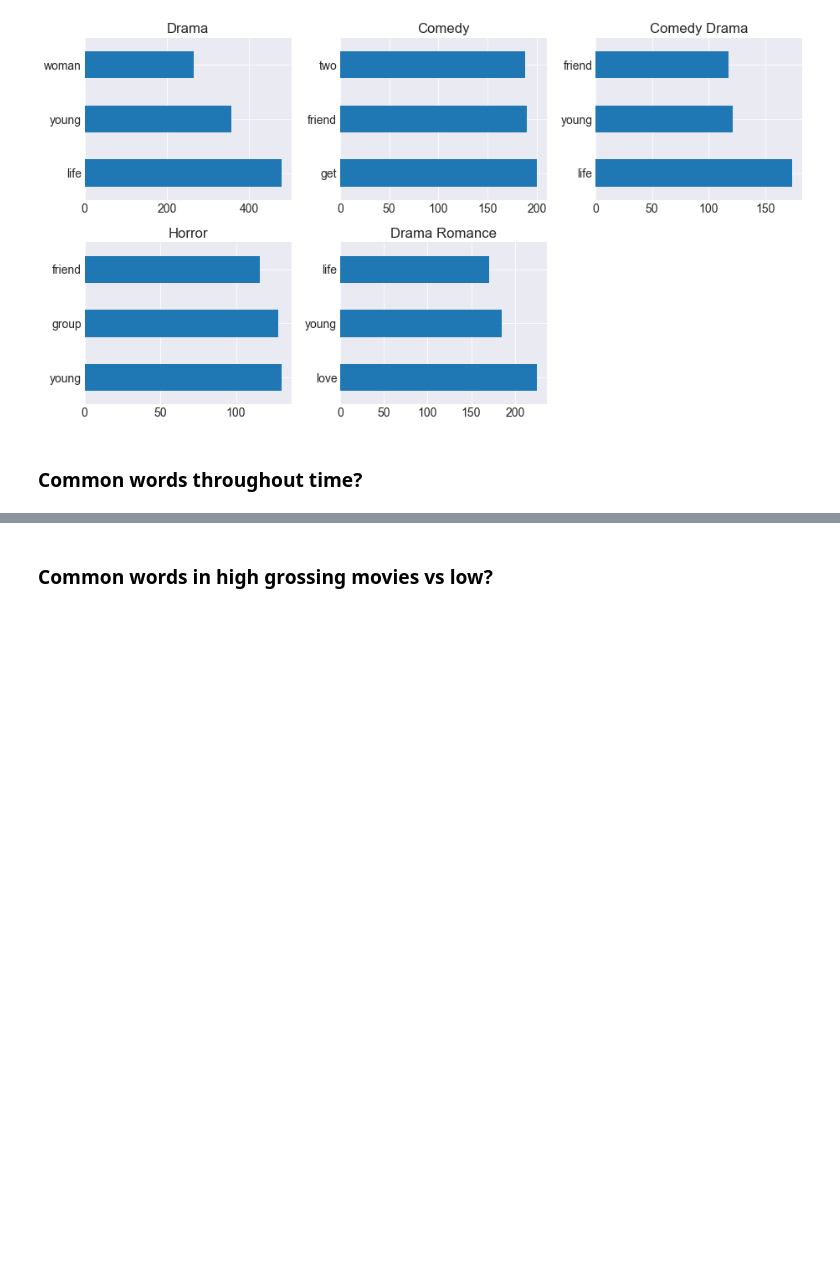
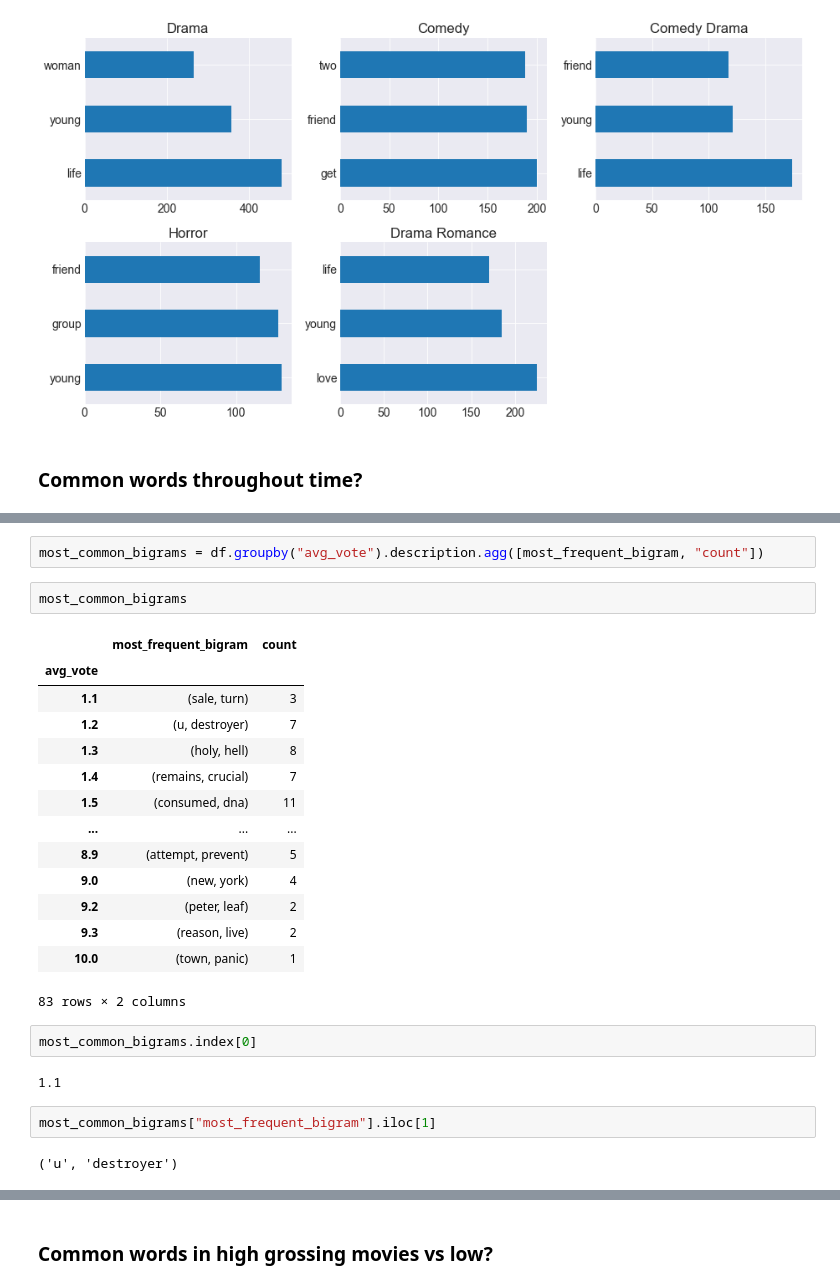
Before and after one commit to guedanie/movie_recommendation_model, a Jupyter notebook: wrangle_notebook.ipynb, the cells around one changed output, grey strips where cells are left out. Saved outputs shown, nothing was run; the diff lists cells and outputs as text; blank space fills up the shorter version.

```diff
--- a/wrangle_notebook.ipynb
+++ b/wrangle_notebook.ipynb
@@ -254,0 +281,27 @@ plt.show()
+# %%
+most_common_bigrams = df.groupby("avg_vote").description.agg([most_frequent_bigram, "count"])
+# %%
+most_common_bigrams
+# %% [output]
+|  | most_frequent_bigram | count |
+| avg_vote |  |  |
+| 1.1 | (sale, turn) | 3 |
+| 1.2 | (u, destroyer) | 7 |
+| 1.3 | (holy, hell) | 8 |
+| 1.4 | (remains, crucial) | 7 |
+| 1.5 | (consumed, dna) | 11 |
+| ... | ... | ... |
+| 8.9 | (attempt, prevent) | 5 |
+| 9.0 | (new, york) | 4 |
+| 9.2 | (peter, leaf) | 2 |
+| 9.3 | (reason, live) | 2 |
+| 10.0 | (town, panic) | 1 |
+83 rows × 2 columns
+# %%
+most_common_bigrams.index[0]
+# %% [output]
+1.1
+# %%
+most_common_bigrams["most_frequent_bigram"].iloc[1]
+# %% [output]
+('u', 'destroyer')
```
Also changed, not shown: parts of 7 cells of this notebook.
